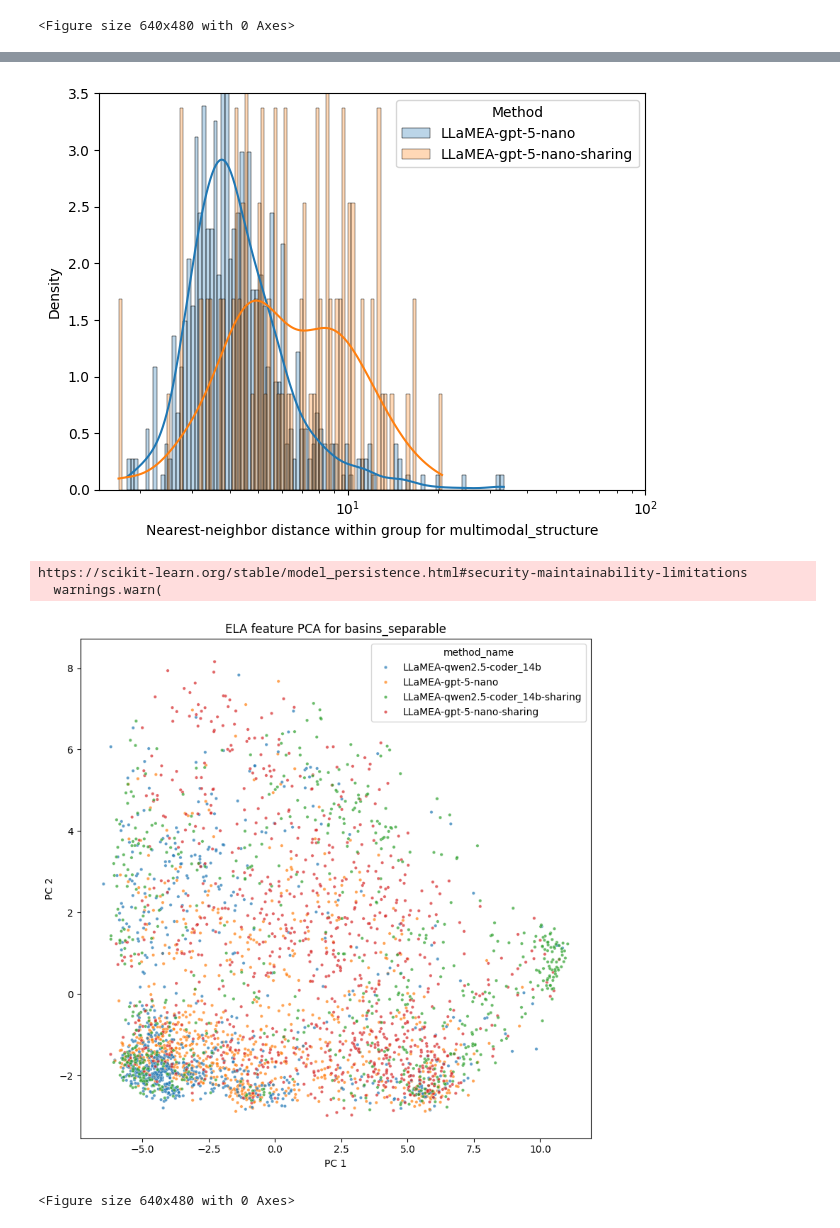
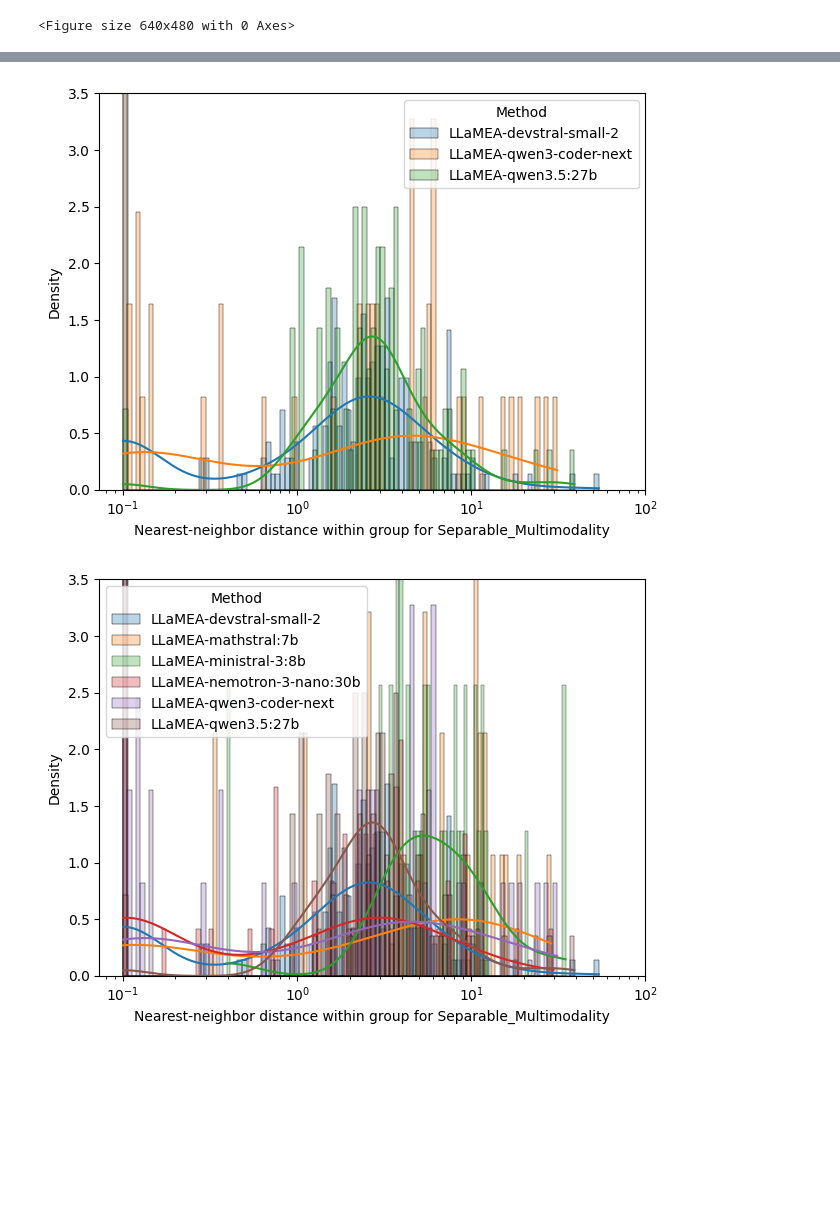
Before and after one commit to XAI-liacs/BLADE, a Jupyter notebook: examples/visualize_ELA.ipynb, the cells around one changed output, grey strips where cells are left out. Cells and saved outputs as stored; diff of their text form; code cells hidden in the pictures; blank space fills up the shorter version.

```diff
--- a/examples/visualize_ELA.ipynb
+++ b/examples/visualize_ELA.ipynb
@@ -2,7 +2,7 @@
 # install BLADE with !pip install iohblade
 
 from iohblade.loggers import ExperimentLogger
-from iohblade import plot_convergence, plot_experiment_CEG, plot_boxplot_fitness_hue
+from iohblade.plots import plot_convergence, plot_experiment_CEG, plot_boxplot_fitness_hue
 import os
 import pandas as pd
 import matplotlib.pyplot as plt
@@ -39,7 +39,7 @@ def plot_landscape(row, bounds=(-5, 5), res=200):
     plt.tight_layout()
     return fig, ax
 
-logger = ExperimentLogger('../results/ELA_experiment', True)
+logger = ExperimentLogger('../results/ELA_novelty_1', True)
 # logger.add_read_dir('../results/kerneltuner-o4')
 # logger.add_read_dir('../results/kerneltuner-o4-no-info')
 # %%
@@ -187,12 +167,17 @@ def min_intragroup_distances(df, group_col, num_cols):
 
 
 # Train a standard scaler
-if False:
+if True:
     all_ela_data = []
 
     for problem in problems:
         data = logger.get_problem_data(problem_name=problem)
         meta_df = pd.json_normalize(data['metadata'])
+
+        expected_len = meta_df["ela_features"].apply(lambda v: len(v) if hasattr(v, '__len__') else 0).mode()[0]
+        meta_df = meta_df[meta_df["ela_features"].apply(
+            lambda v: hasattr(v, '__len__') and len(v) == expected_len
+        )]
         meta_df["ela_features"] = meta_df["ela_features"].apply(
             lambda v: v[0] if isinstance(v, (list, tuple)) and len(v) == 1 else v
         )
@@ -223,15 +208,20 @@ for problem in problems:
     # Filter the best fitness values above 0.75 threshold
     #print(data["fitness"].describe())
     meta_df = pd.json_normalize(data['metadata'])
-    if problem == "basins_separable":
-        index_mask = (meta_df['score_basins_scaled'] > 0.5) & (meta_df['score_separable_scaled'] > 0.5)
-    elif problem == "multimodal_structure":
-        index_mask = (meta_df['score_multimodal_scaled'] > 0.5) & (meta_df['score_structure_scaled'] > 0.5)
+    #if problem == "basins_separable":
+    index_mask = (meta_df['score_Separable_2D'] > 0.5) & (meta_df['score_Multimodality_2D'] > 0.5)
+    #elif problem == "multimodal_structure":
+    #    index_mask = (meta_df['score_multimodal_scaled'] > 0.5) & (meta_df['score_structure_scaled'] > 0.5)
 
     df_best = data.loc[index_mask].copy()
     meta_df = meta_df.loc[index_mask].copy()
 
     #print(meta_df.columns)
+
+    expected_len = meta_df["ela_features"].apply(lambda v: len(v) if hasattr(v, '__len__') else 0).mode()[0]
+    meta_df = meta_df[meta_df["ela_features"].apply(
+        lambda v: hasattr(v, '__len__') and len(v) == expected_len
+    )]
 
     meta_df["ela_features"] = meta_df["ela_features"].apply(lambda v: v[0] if isinstance(v, (list, tuple)) and len(v)==1 else v)
 
@@ -254,14 +244,27 @@ for problem in problems:
     #              init='random', perplexity=6).fit_transform(X_scaled)
 
     #filter on method_name
-    df_gpt5 = df[df["method_name"].str.contains("gpt-5") | df["method_name"].str.contains("qwen")]
-    X_scaled = scaler.transform(df_gpt5[ela_cols])
+    #df_gpt5 = df[df["method_name"].str.contains("devstral") | df["method_name"].str.contains("qwen")]
+    X_scaled = scaler.transform(df[ela_cols])
     pc = PCA(n_components=2).fit_transform(X_scaled)
     fig, ax = plt.subplots(figsize=(8, 8))
-    sns.scatterplot(x=pc[:, 0], y=pc[:, 1], hue=df_gpt5["method_name"], ax=ax, s=10, alpha=0.7) #palette="viridis",
+    sns.scatterplot(x=pc[:, 0], y=pc[:, 1], hue=df["method_name"], ax=ax, s=10, alpha=0.7) #palette="viridis",
     ax.set_xlabel("PC 1")
     ax.set_ylabel("PC 2")
     ax.set_title(f"ELA feature PCA for {problem}")
+    #plt.colorbar()
+    plt.tight_layout()
+    plt.show()
+    plt.clf()
+
+    #X_scaled = scaler.transform(df[ela_cols])
+    pc = TSNE(n_components=2, learning_rate='auto',
+                init='random', perplexity=6).fit_transform(X_scaled)
+    fig, ax = plt.subplots(figsize=(8, 8))
+    sns.scatterplot(x=pc[:, 0], y=pc[:, 1], hue=df["method_name"], ax=ax, s=10, alpha=0.7) #palette="viridis",
+    ax.set_xlabel("PC 1")
+    ax.set_ylabel("PC 2")
+    ax.set_title(f"ELA feature TSNE for {problem}")
     #plt.colorbar()
     plt.tight_layout()
     plt.show()
@@ -277,11 +280,11 @@ for problem in problems:
 
 
 
-    # Plot: histogram of min distances, colored per group qwen
+    # Plot: histogram of min distances, colored per group
     plt.figure()
     bins = 100  # tune as needed
     for gval, s in min_d.groupby(df["method_name"]):
-        if "qwen2.5" not in gval:
+        if "qwen" not in gval and "devstral" not in gval:
             continue
         vals = s.dropna().to_numpy()
         if len(vals) == 0:
@@ -298,12 +301,12 @@ for problem in problems:
     plt.show()
 
 
-    # Plot: histogram of min distances, colored per group for gpt-5
+    # Plot: histogram of min distances, colored per group for devstral
     plt.figure()
     bins = 100  # tune as needed
     for gval, s in min_d.groupby(df["method_name"]):
-        if "gpt-5" not in gval:
-            continue
+        # if "devstral" not in gval:
+        #     continue
         vals = s.dropna().to_numpy()
         if len(vals) == 0:
             continue
@@ -356,5 +358,2 @@ https://scikit-learn.org/stable/model_persistence.html#security-maintainability-
-[figure, old version]
+[figure, new version]
-https://scikit-learn.org/stable/model_persistence.html#security-maintainability-limitations
-  warnings.warn(
-[figure, old version]
+[figure, new version]
-<Figure size 640x480 with 0 Axes>
```
Also changed, not shown: parts of 4 cells of this notebook, 2 other files.
